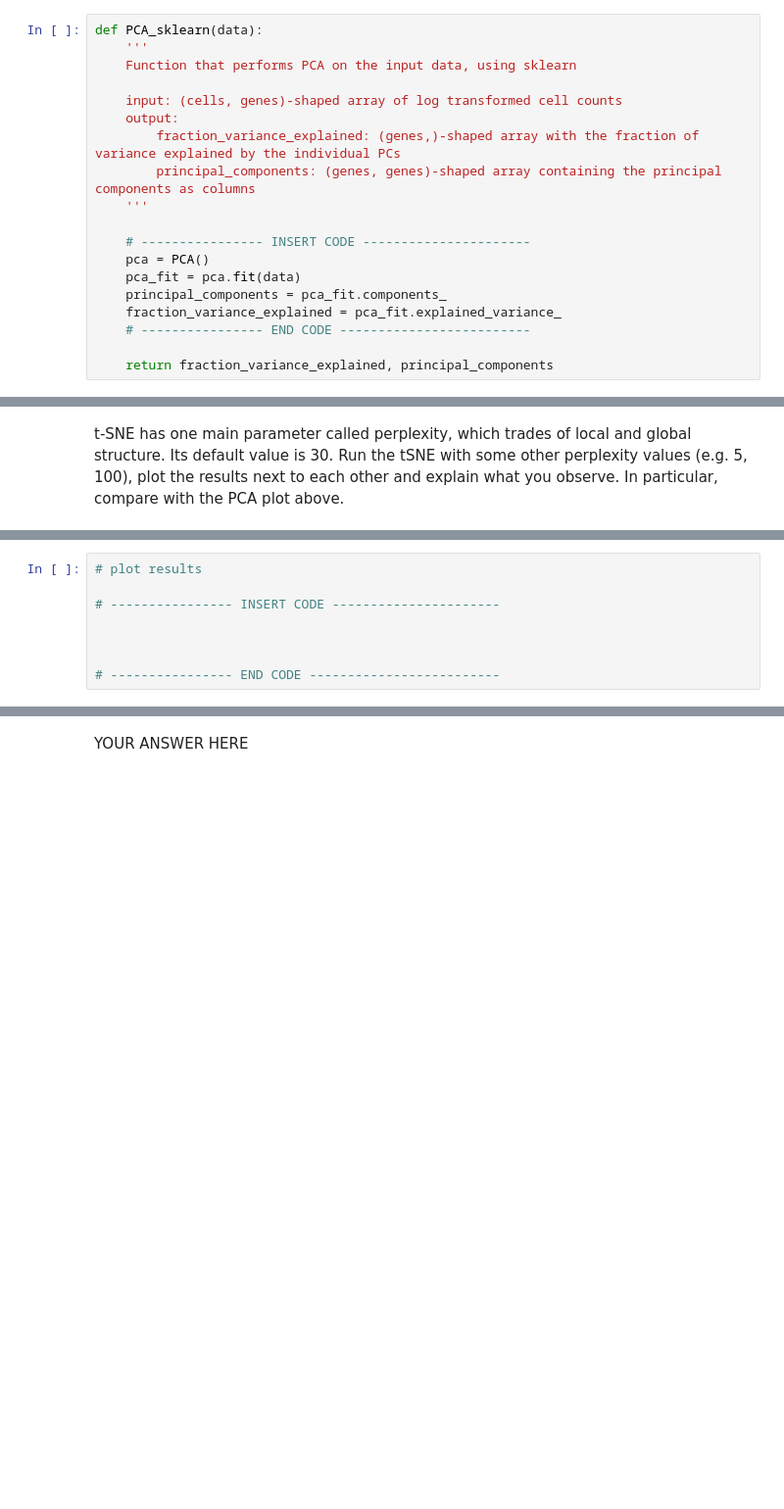
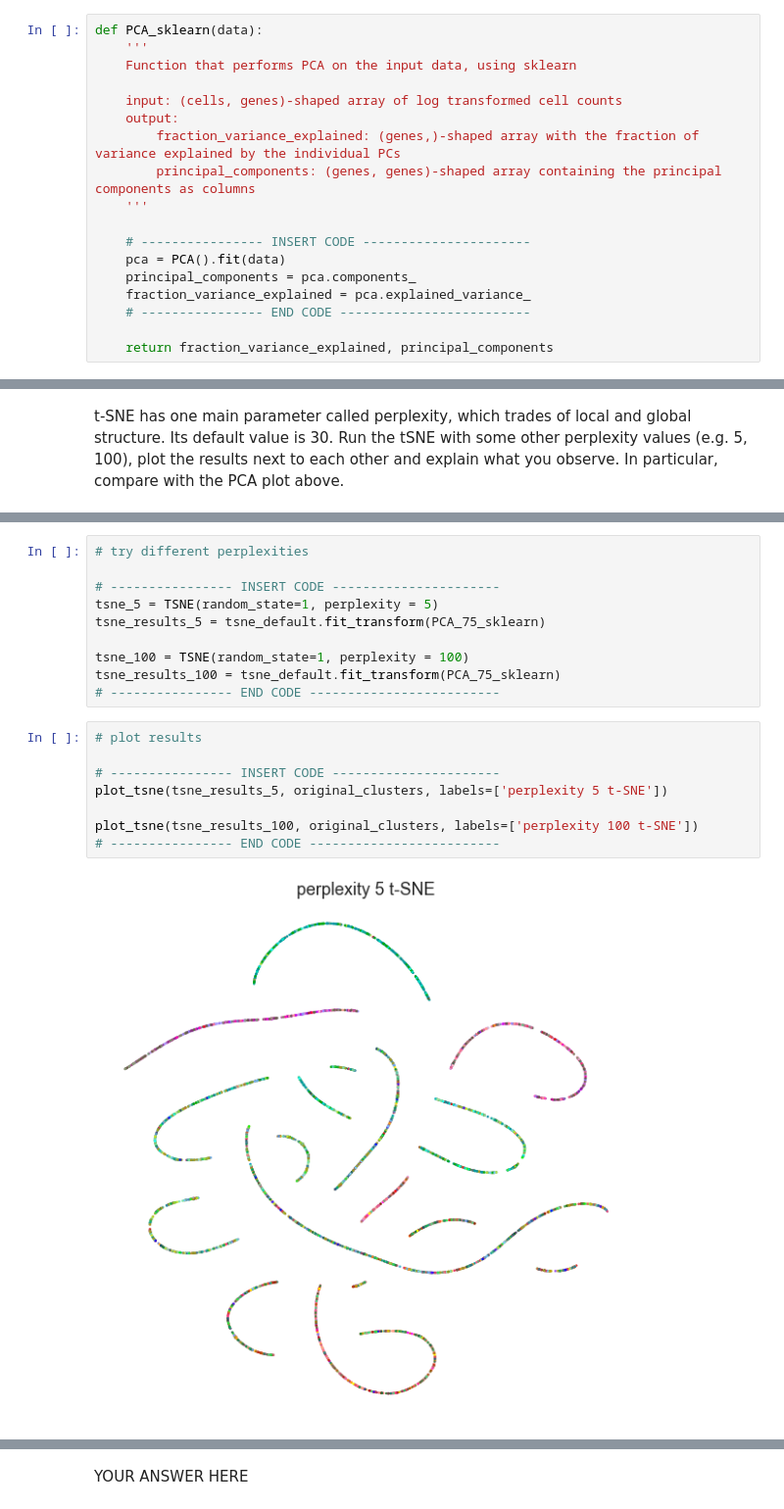
Before and after one commit to fredbec/ml-sose21, a Jupyter notebook: collect/practical_5_Nathanael.ipynb, the cells around one changed output, grey strips where cells are left out. Shown at 98% size. Saved outputs shown, nothing was run; the diff lists cells and outputs as text; blank space fills up the shorter version.

```diff
--- a/collect/practical_5_Nathanael.ipynb
+++ b/collect/practical_5_Nathanael.ipynb
@@ -256,10 +273,9 @@ def PCA_sklearn(data):
     '''
 
     # ---------------- INSERT CODE ----------------------
-    pca = PCA()
-    pca_fit = pca.fit(data)
-    principal_components = pca_fit.components_
-    fraction_variance_explained = pca_fit.explained_variance_
+    pca = PCA().fit(data)
+    principal_components = pca.components_
+    fraction_variance_explained = pca.explained_variance_
     # ---------------- END CODE -------------------------
 
     return fraction_variance_explained, principal_components
@@ -380,8 +390,20 @@ t-SNE has one main parameter called perplexity, which trades of local and global
+# %%
+# try different perplexities
+
+# ---------------- INSERT CODE ----------------------
+tsne_5 = TSNE(random_state=1, perplexity = 5)
+tsne_results_5 = tsne_default.fit_transform(PCA_75_sklearn)
+
+tsne_100 = TSNE(random_state=1, perplexity = 100)
+tsne_results_100 = tsne_default.fit_transform(PCA_75_sklearn)
+# ---------------- END CODE -------------------------
 # %%
 # plot results
 
 # ---------------- INSERT CODE ----------------------
+plot_tsne(tsne_results_5, original_clusters, labels=['perplexity 5 t-SNE'])
 
-
-
+plot_tsne(tsne_results_100, original_clusters, labels=['perplexity 100 t-SNE'])
 # ---------------- END CODE -------------------------
+# %% [output]
+[figure, added]
```
Also changed, not shown: parts of 9 cells of this notebook.
